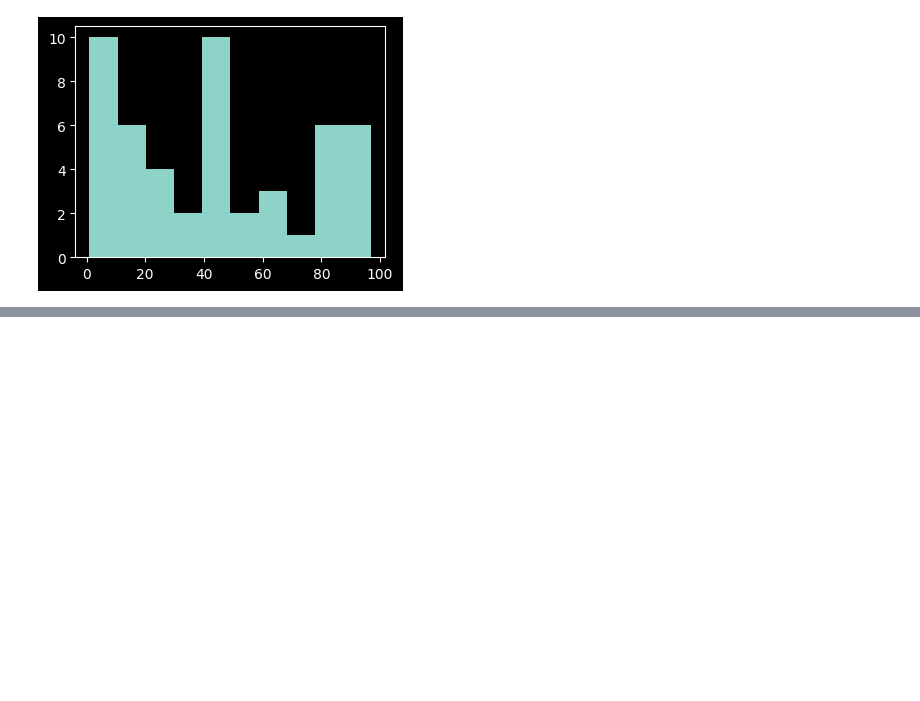
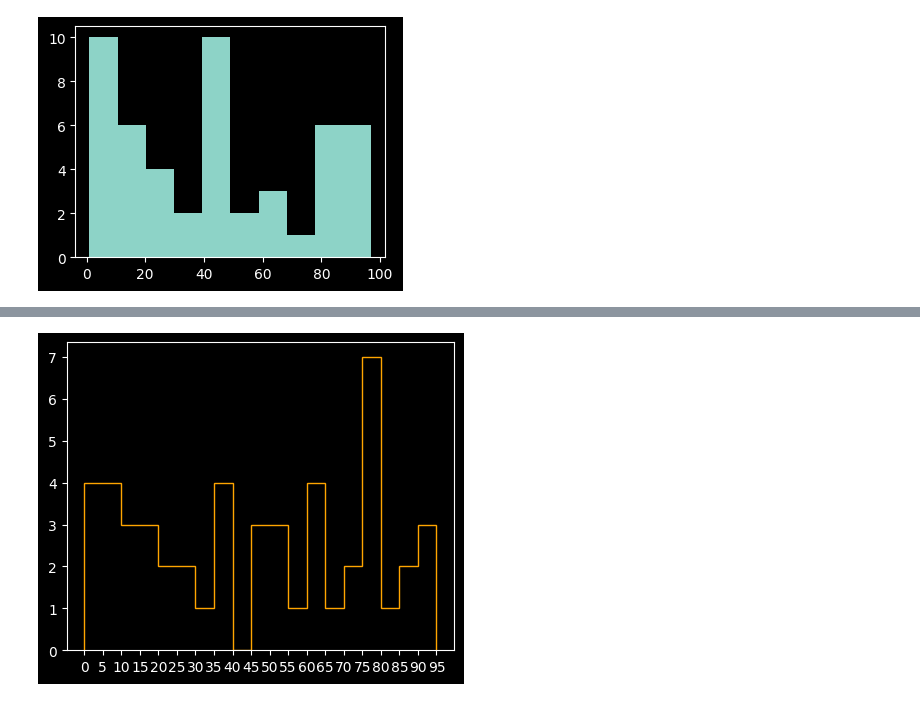
Before and after one commit to tusharmaurya267/Python_basic, a Jupyter notebook: Matplotlib_&_Seaborn.ipynb, the cells around one changed output, grey strips where cells are left out. Saved outputs shown, nothing was run; the diff lists cells and outputs as text; code cells hidden in the pictures; blank space fills up the shorter version.

```diff
--- a/Matplotlib_&_Seaborn.ipynb
+++ b/Matplotlib_&_Seaborn.ipynb
@@ -204,0 +205,10 @@ plt.show()
+# %%
+# histtype : step , bar(optional) , stepfilled , barstacked
+bins = np.arange(0,100,5)
+plt.figure(figsize = (5,4))
+
+plt.hist(marks_of_50_students , bins=bins , color = "orange" , histtype = "step")
+plt.xticks(np.arange(0,100,5))
+plt.show()
+# %% [output]
+[figure, added]
```
Also changed, not shown: parts of 18 cells of this notebook.
